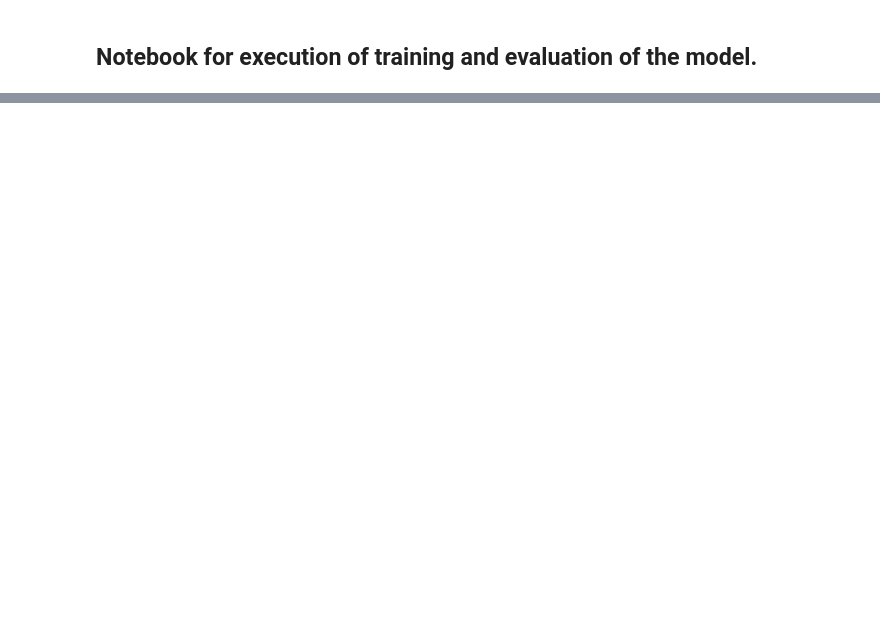
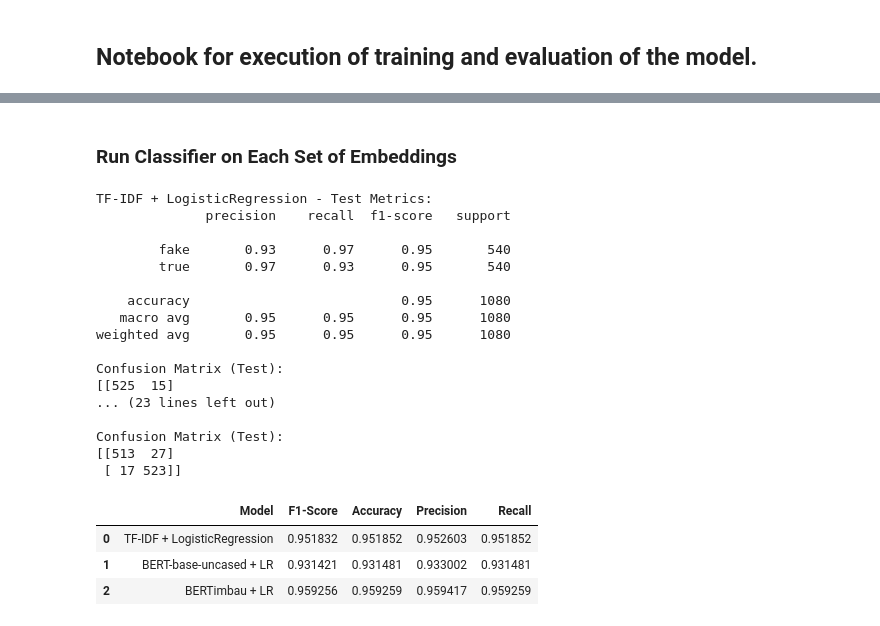
Before and after one commit to leonardopaloschi/finalProjectNLP, a Jupyter notebook: notebooks/notebook.ipynb, the cells around one changed output, grey strips where cells are left out. Cells and saved outputs as stored; diff of their text form; code cells hidden in the pictures; blank space fills up the shorter version.

```diff
--- a/notebooks/notebook.ipynb
+++ b/notebooks/notebook.ipynb
@@ -213,0 +214,79 @@ SyntaxError: invalid non-printable character U+00A0 (3745882828.py, line 9)
+# %% [markdown]
+### Run Classifier on Each Set of Embeddings
+# %%
+# Prepare labels (already done above)
+y_train = df_train['label'].values
+y_val = df_val['label'].values
+y_test = df_test['label'].values
+
+# (Re)load embeddings as needed
+emb_train_en = np.load('../outputs/emb_train_en.npy')
+emb_val_en = np.load('../outputs/emb_val_en.npy')
+emb_test_en = np.load('../outputs/emb_test_en.npy')
+
+emb_train_pt = np.load('../outputs/emb_train_pt.npy')
+emb_val_pt = np.load('../outputs/emb_val_pt.npy')
+emb_test_pt = np.load('../outputs/emb_test_pt.npy')
+
+# (Re)load TF-IDF features for test
+X_train_vec = tfidf.transform(X_train)
+X_val_vec = tfidf.transform(X_val)
+X_test_vec = tfidf.transform(X_test)
+
+# Train and evaluate all models
+results = []
+
+# TF-IDF + LR
+_, report_tfidf = train_and_evaluate(X_train_vec, y_train, X_val_vec, y_val, X_test_vec, y_test, model_name="TF-IDF + LogisticRegression")
+results.append({
+    "Model": "TF-IDF + LogisticRegression",
+    "F1-Score": report_tfidf['weighted avg']['f1-score'],
+    "Accuracy": report_tfidf['accuracy'],
+    "Precision": report_tfidf['weighted avg']['precision'],
+    "Recall": report_tfidf['weighted avg']['recall']
+})
+
+# BERT-base-uncased + LR
+_, report_en = train_and_evaluate(emb_train_en, y_train, emb_val_en, y_val, emb_test_en, y_test, model_name="BERT-base-uncased + LR")
+results.append({
+    "Model": "BERT-base-uncased + LR",
+    "F1-Score": report_en['weighted avg']['f1-score'],
+    "Accuracy": report_en['accuracy'],
+    "Precision": report_en['weighted avg']['precision'],
+    "Recall": report_en['weighted avg']['recall']
+})
+
+# BERTimbau + LR
+_, report_pt = train_and_evaluate(emb_train_pt, y_train, emb_val_pt, y_val, emb_test_pt, y_test, model_name="BERTimbau + LR")
+results.append({
+    "Model": "BERTimbau + LR",
+    "F1-Score": report_pt['weighted avg']['f1-score'],
+    "Accuracy": report_pt['accuracy'],
+    "Precision": report_pt['weighted avg']['precision'],
+    "Recall": report_pt['weighted avg']['recall']
+})
+
+results_df = pd.DataFrame(results)
+display(results_df)
+# %% [output]
+TF-IDF + LogisticRegression - Test Metrics:
+              precision    recall  f1-score   support
+
+        fake       0.93      0.97      0.95       540
+        true       0.97      0.93      0.95       540
+
+    accuracy                           0.95      1080
+   macro avg       0.95      0.95      0.95      1080
+weighted avg       0.95      0.95      0.95      1080
+
+Confusion Matrix (Test):
+[[525  15]
+... (23 lines left out)
+
+Confusion Matrix (Test):
+[[513  27]
+ [ 17 523]]
+|  | Model | F1-Score | Accuracy | Precision | Recall |
+| 0 | TF-IDF + LogisticRegression | 0.951832 | 0.951852 | 0.952603 | 0.951852 |
+| 1 | BERT-base-uncased + LR | 0.931421 | 0.931481 | 0.933002 | 0.931481 |
+| 2 | BERTimbau + LR | 0.959256 | 0.959259 | 0.959417 | 0.959259 |
```
Also changed, not shown: parts of 18 cells of this notebook.
